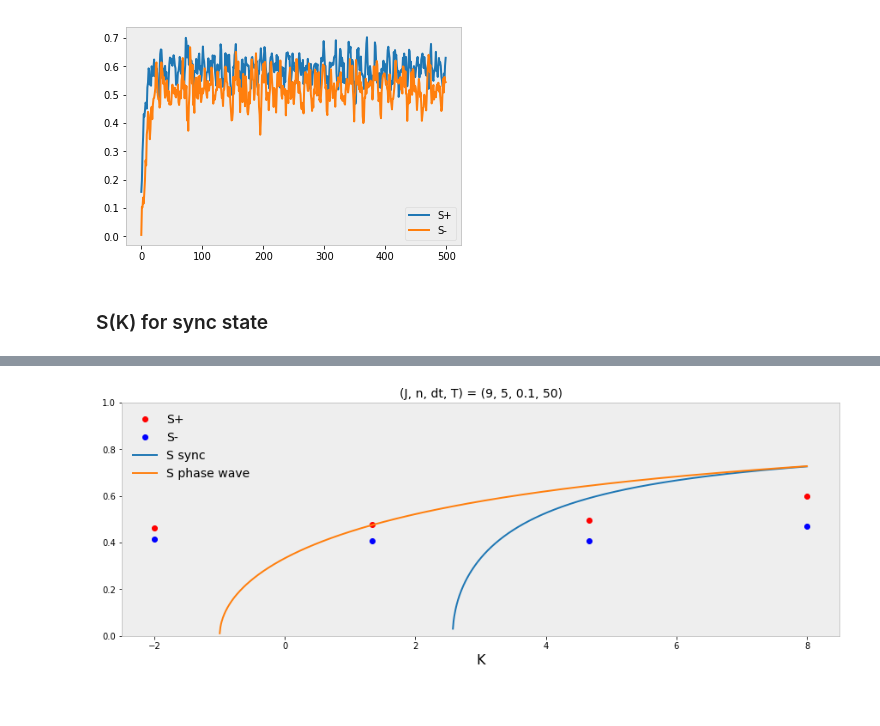
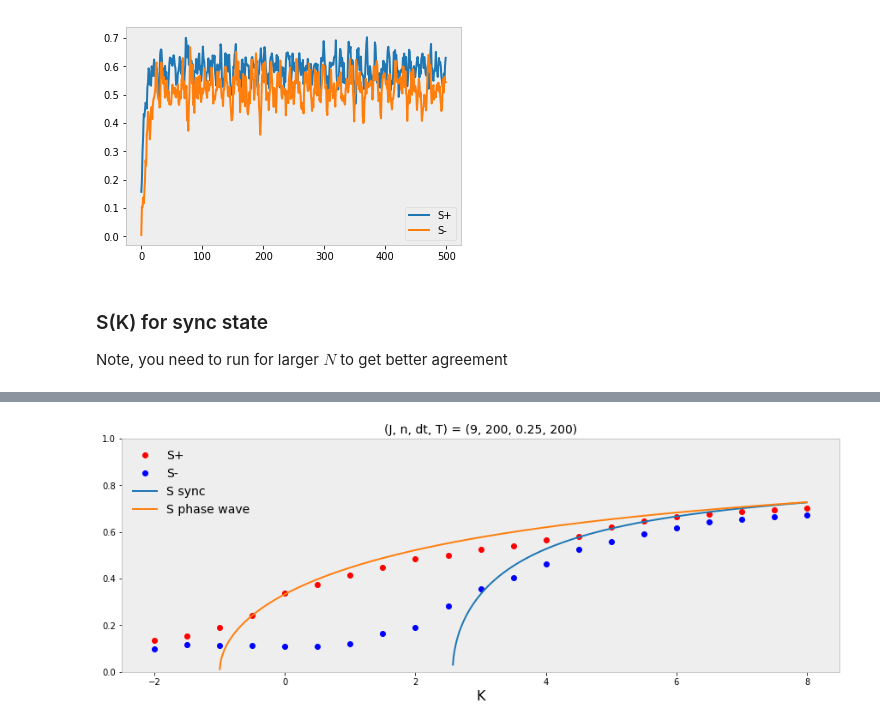
Before and after one commit to Khev/swarmalators, a Jupyter notebook: 1D/on-ring/non-identical/big_N_sims.ipynb, the cells around one changed output, grey strips where cells are left out. Cells and saved outputs as stored; diff of their text form; code cells hidden in the pictures.

```diff
--- a/1D/on-ring/non-identical/big_N_sims.ipynb
+++ b/1D/on-ring/non-identical/big_N_sims.ipynb
@@ -123,9 +122,11 @@ def plot_temp(t):
 interact(plot_temp,t=(0,x.shape[0]-1,1))
 # %% [markdown]
 ### S(K) for sync state
+
+Note, you need to run for larger $N$ to get better agreement
 # %%
 # Numerical parameters
-dt, T, n  = 0.1, 50, 5
+dt, T, n  = 0.25, 200, 200
 np.random.seed(0)
 x0 = np.random.uniform(-np.pi,np.pi,n);
 theta0 = np.random.uniform(-np.pi,np.pi,n)
@@ -141,7 +142,7 @@ nu, omega = cauchy.rvs(size=n), cauchy.rvs(size=n)
 
 Wp, Wm = [], []
 Sp, Sm = [], []
-Ks = np.linspace(-2,8,4)
+Ks = np.linspace(-2,8,21)
 for K in Ks:
     tic = time.clock()
     sols = odeint(rhs, z0, t, args=(J,K,n,nu,omega))
@@ -193 +207 @@ K = 8.00 took 0.05 mins
-[figure, old version]
+[figure, new version]
```
Also changed, not shown: parts of 2 cells of this notebook.
